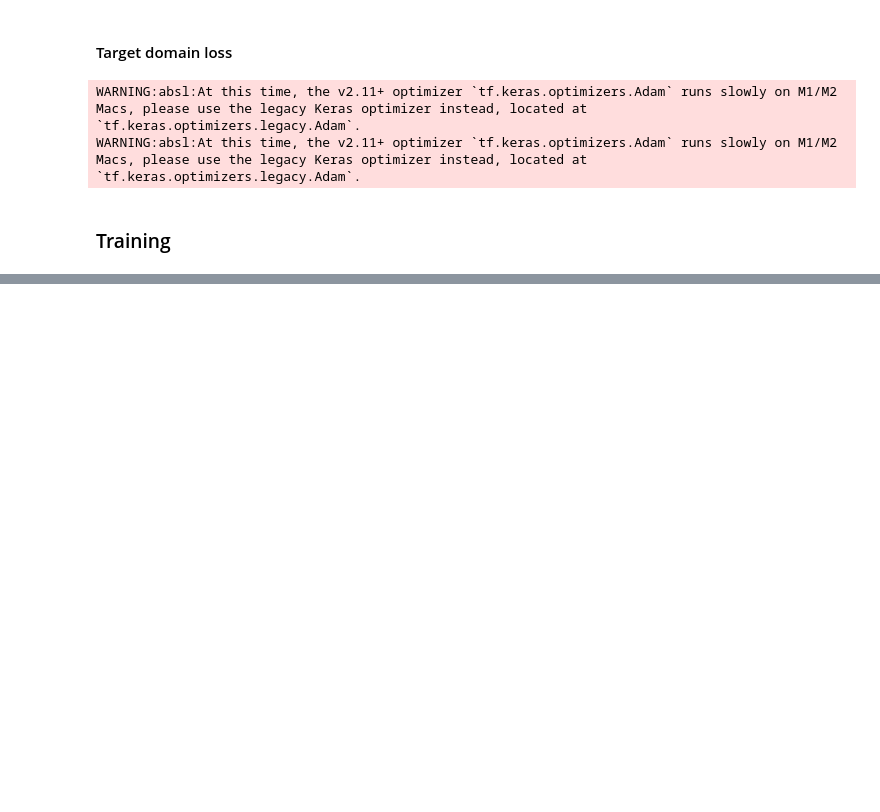
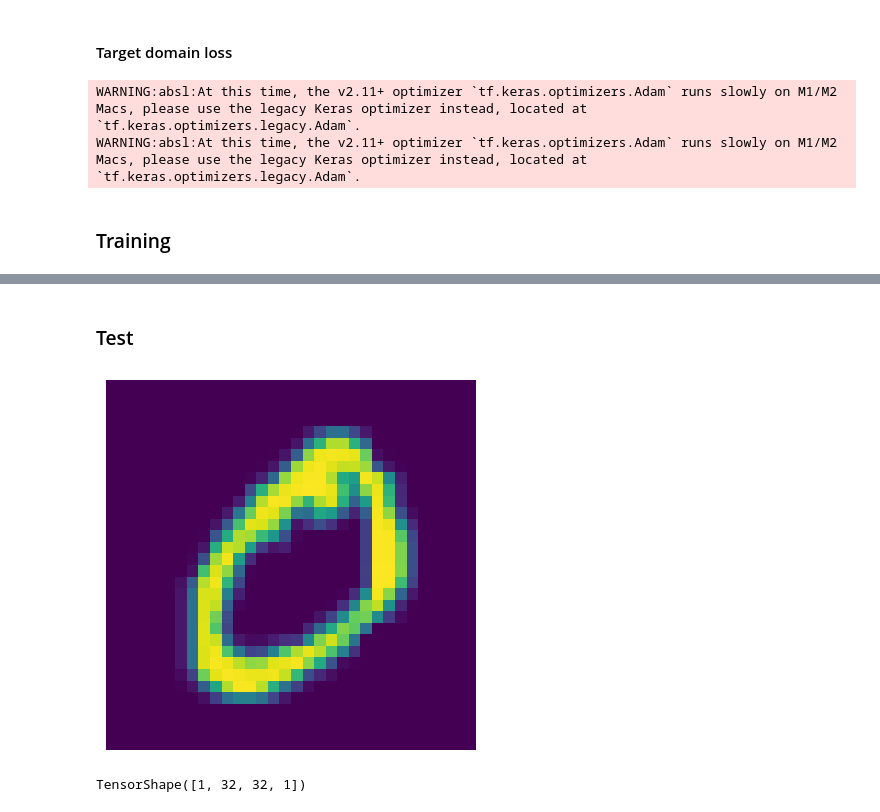
Before and after one commit to GanGroup/Gan, a Jupyter notebook: kai/code/note/week4.ipynb, the cells around one changed output, grey strips where cells are left out. Cells and saved outputs as stored; diff of their text form; code cells hidden in the pictures; blank space fills up the shorter version.

```diff
--- a/kai/code/note/week4.ipynb
+++ b/kai/code/note/week4.ipynb
@@ -535,0 +624,10 @@ KeyboardInterrupt:
+# %% [markdown]
+### Test
+# %%
+m1 = mnist_images[1]
+# %%
+plt.imshow(m1)
+plt.axis("off")
+plt.show()
+# %% [output]
+[figure, added]
@@ -535,0 +645,4 @@ KeyboardInterrupt:
+# %%
+g1.shape
+# %% [output]
+TensorShape([1, 32, 32, 1])
```
Also changed, not shown: parts of 22 cells of this notebook.
